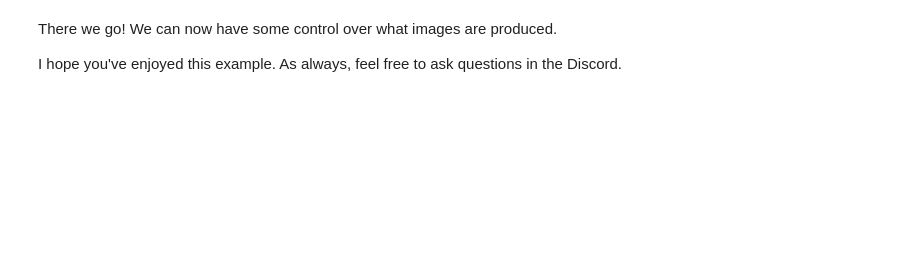
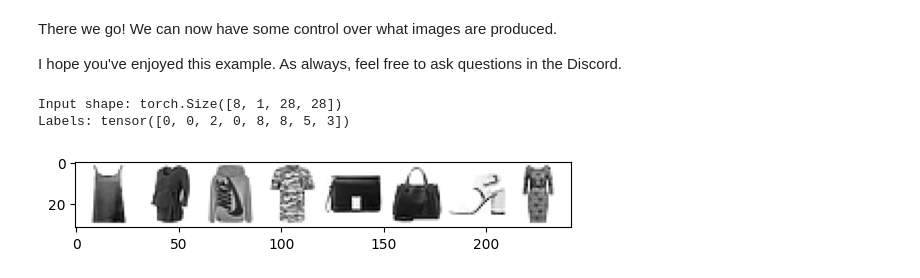
Before and after one commit to Corius77/diffusion_models_notes, a Jupyter notebook: unit2/02_class_conditioned_diffusion_model_example.ipynb, the cells around one changed output. Cells and saved outputs as stored; diff of their text form; code cells hidden in the pictures; blank space fills up the shorter version.

```diff
--- a/unit2/02_class_conditioned_diffusion_model_example.ipynb
+++ b/unit2/02_class_conditioned_diffusion_model_example.ipynb
@@ -202,3 +218,19 @@ I hope you've enjoyed this example. As always, feel free to ask questions in the
 # %%
 # Exercise (optional): Try this with FashionMNIST. Tweak the learning rate, batch size and number of epochs.
 # Can you get some decent-looking fashion images with less training time than the example above?
+# %%
+# Load the dataset
+dataset = torchvision.datasets.FashionMNIST(root="FashionMNIST/", train=True, download=True, transform=torchvision.transforms.ToTensor())
+
+# Feed it into a dataloader (batch size 8 here just for demo)
+train_dataloader = DataLoader(dataset, batch_size=8, shuffle=True)
+
+# View some examples
+x, y = next(iter(train_dataloader))
+print('Input shape:', x.shape)
+print('Labels:', y)
+plt.imshow(torchvision.utils.make_grid(x)[0], cmap='Greys');
+# %% [output]
+Input shape: torch.Size([8, 1, 28, 28])
+Labels: tensor([0, 0, 2, 0, 8, 8, 5, 3])
+[figure, added]
```
Also changed, not shown: parts of 7 cells of this notebook.
